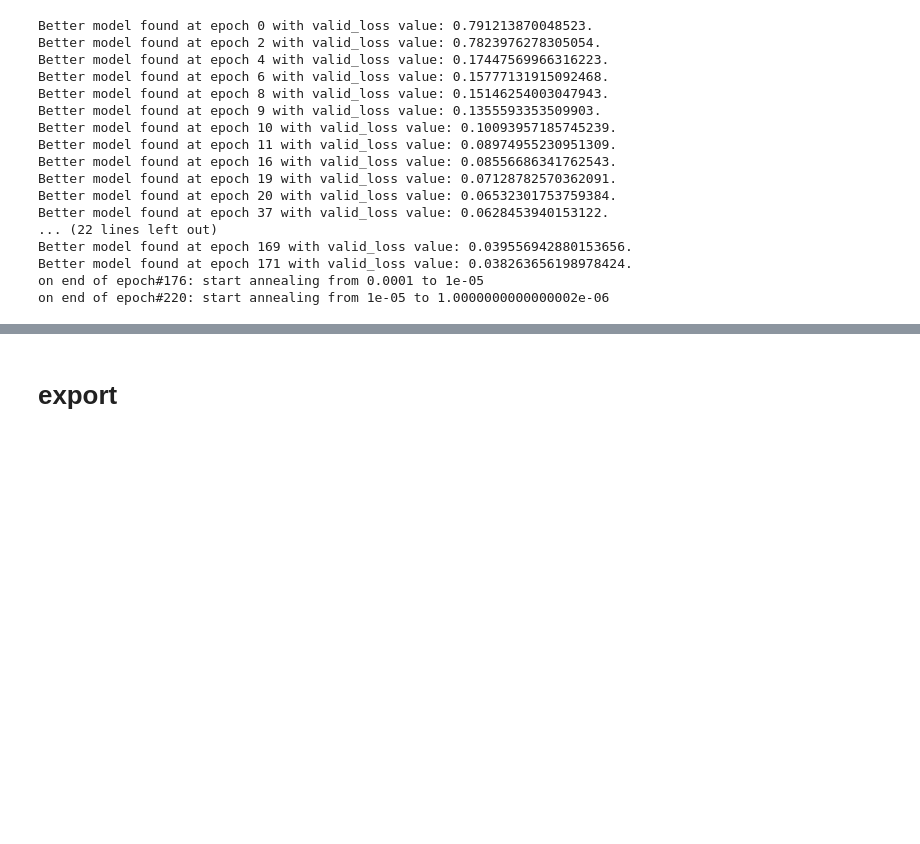
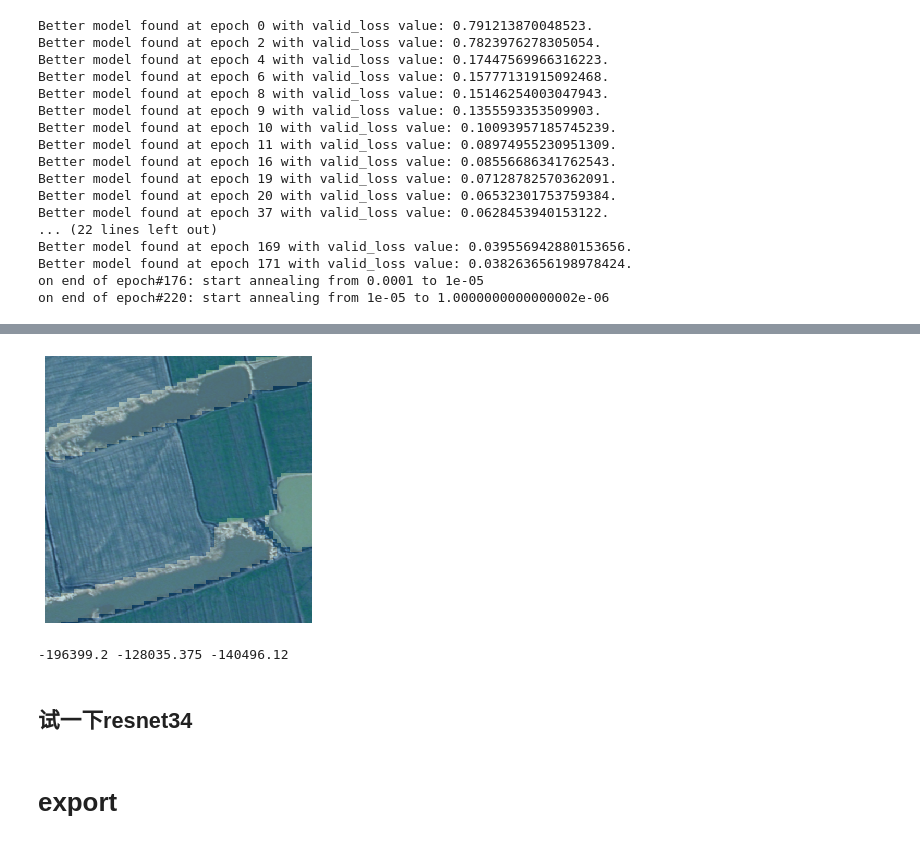
Before and after one commit to uid42/image_segmentation_demo, a Jupyter notebook: train_eval.ipynb, the cells around one changed output, grey strips where cells are left out. Cells and saved outputs as stored; diff of their text form; code cells hidden in the pictures; blank space fills up the shorter version.

```diff
--- a/train_eval.ipynb
+++ b/train_eval.ipynb
@@ -1031,0 +1447,14 @@ backup_train_logs(tag)
+# %%
+def getdt(ds_dir = 'data/dataset_20200715/', imgfn = '00000.png' \
+          , transforms = [], show = True):
+    dt = SegmentationItemList([Path(ds_dir + 'image/' + imgfn)], path = Path(ds_dir + 'image')) \
+            .split_none() \
+            .label_from_func(partial(nb_databunch.get_y, ds_rootdir = ds_dir \
+                                    , imgdir = 'image', maskdir = 'mask') \
+                                , classes=['bg', 'water']) \
+            .transform(transforms, tfm_y = True) \
+            .databunch(bs = 1) \
+            .normalize(imagenet_stats)
+    if show:
+        dt.show_batch()
+    return dt
@@ -1031,0 +1466,9 @@ backup_train_logs(tag)
+# %%
+#没有transforms的原始图像
+dt = getdt()
+# %% [output]
+[figure, added]
+# %%
+prt(dt)
+# %% [output]
+-196399.2 -128035.375 -140496.12
@@ -1032,3 +1487,5 @@ backup_train_logs(tag)
+# %% [markdown]
+## 试一下resnet34
 # %% [markdown]
 # export
 # %%
```
Also changed, not shown: parts of 53 cells of this notebook.
